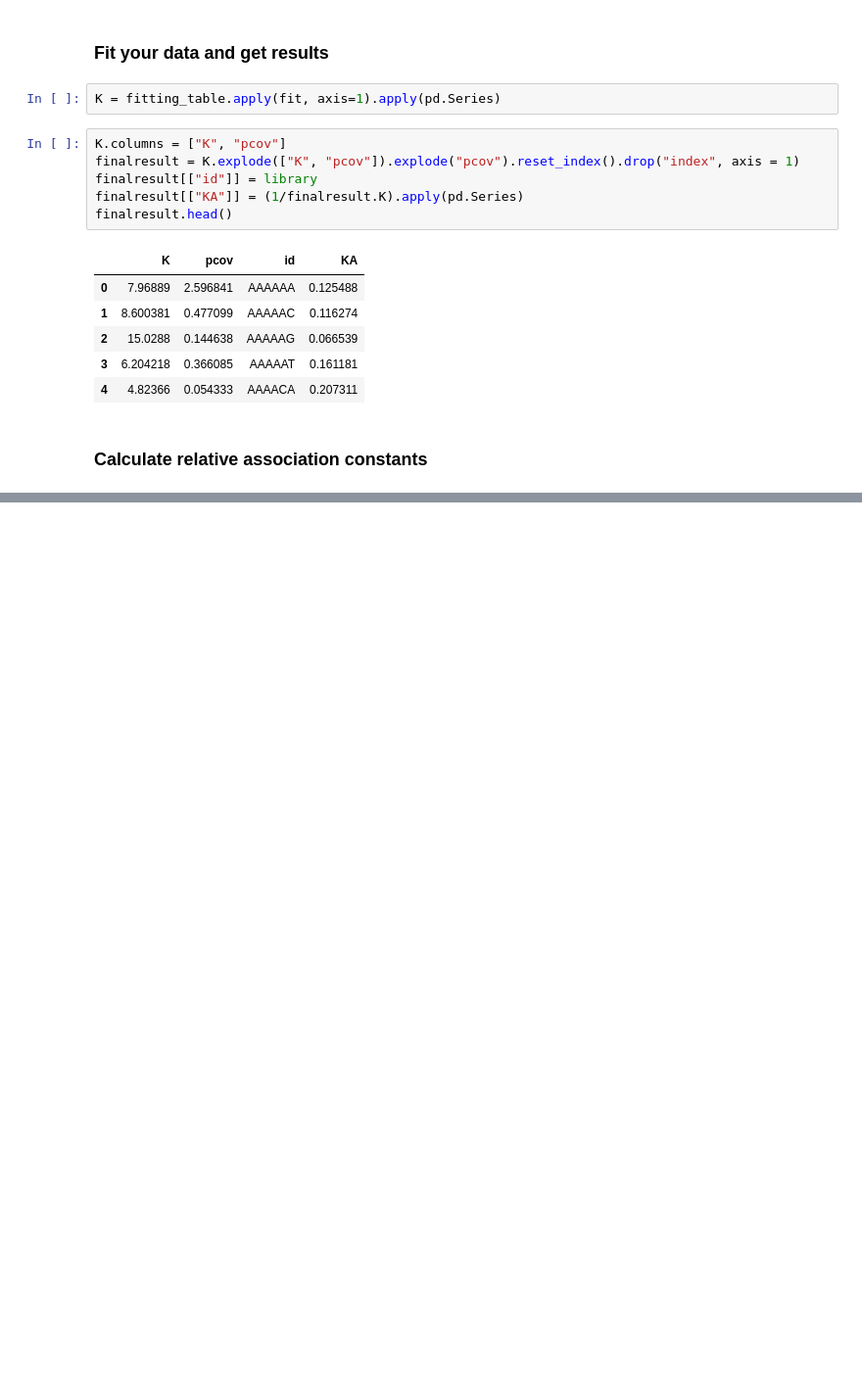
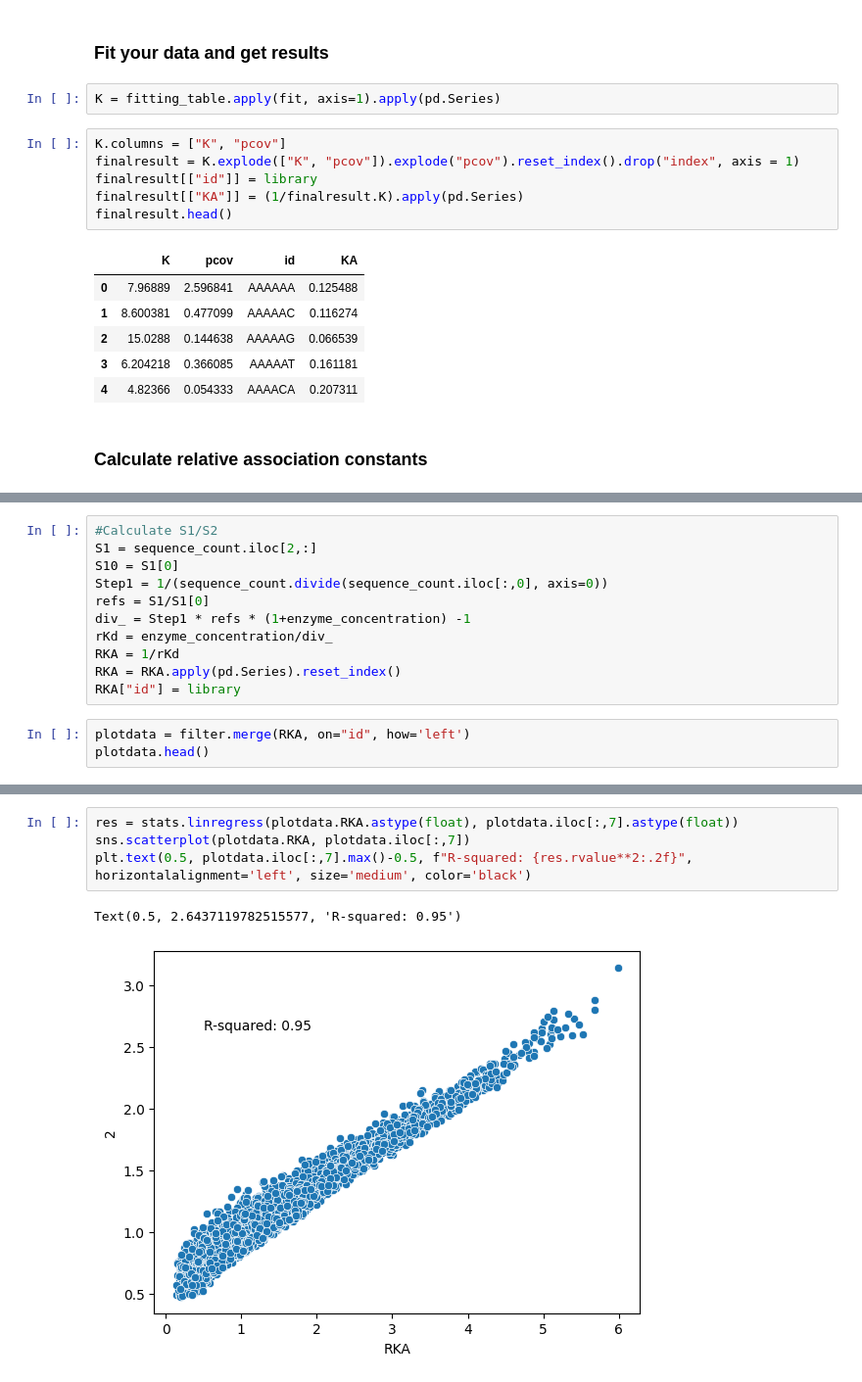
Before and after one commit to hsuanchunlin/HiTS-EQ_Python_version, a Jupyter notebook: HiTS-EQ.ipynb, the cells around one changed output, grey strips where cells are left out. Shown: that part at 98% size. Drawn from its saved outputs; the diff is of its cells as text; blank space fills up the shorter version.

```diff
--- a/HiTS-EQ.ipynb
+++ b/HiTS-EQ.ipynb
@@ -108,0 +118,14 @@ def HitsEQ_calculation(x,y):
+# %%
+#Calculate S1/S2
+S1 = sequence_count.iloc[2,:]
+S10 = S1[0]
+Step1 = 1/(sequence_count.divide(sequence_count.iloc[:,0], axis=0))
+refs = S1/S1[0]
+div_ = Step1 * refs * (1+enzyme_concentration) -1
+rKd = enzyme_concentration/div_
+RKA = 1/rKd
+RKA = RKA.apply(pd.Series).reset_index()
+RKA["id"] = library
+# %%
+plotdata = filter.merge(RKA, on="id", how='left')
+plotdata.head()
@@ -108,0 +139,7 @@ def HitsEQ_calculation(x,y):
+# %%
+res = stats.linregress(plotdata.RKA.astype(float), plotdata.iloc[:,7].astype(float))
+sns.scatterplot(plotdata.RKA, plotdata.iloc[:,7])
+plt.text(0.5, plotdata.iloc[:,7].max()-0.5, f"R-squared: {res.rvalue**2:.2f}", horizontalalignment='left', size='medium', color='black')
+# %% [output]
+Text(0.5, 2.6437119782515577, 'R-squared: 0.95')
+[figure, added]
```
Also changed, not shown: parts of 12 cells of this notebook, 1 other file.
